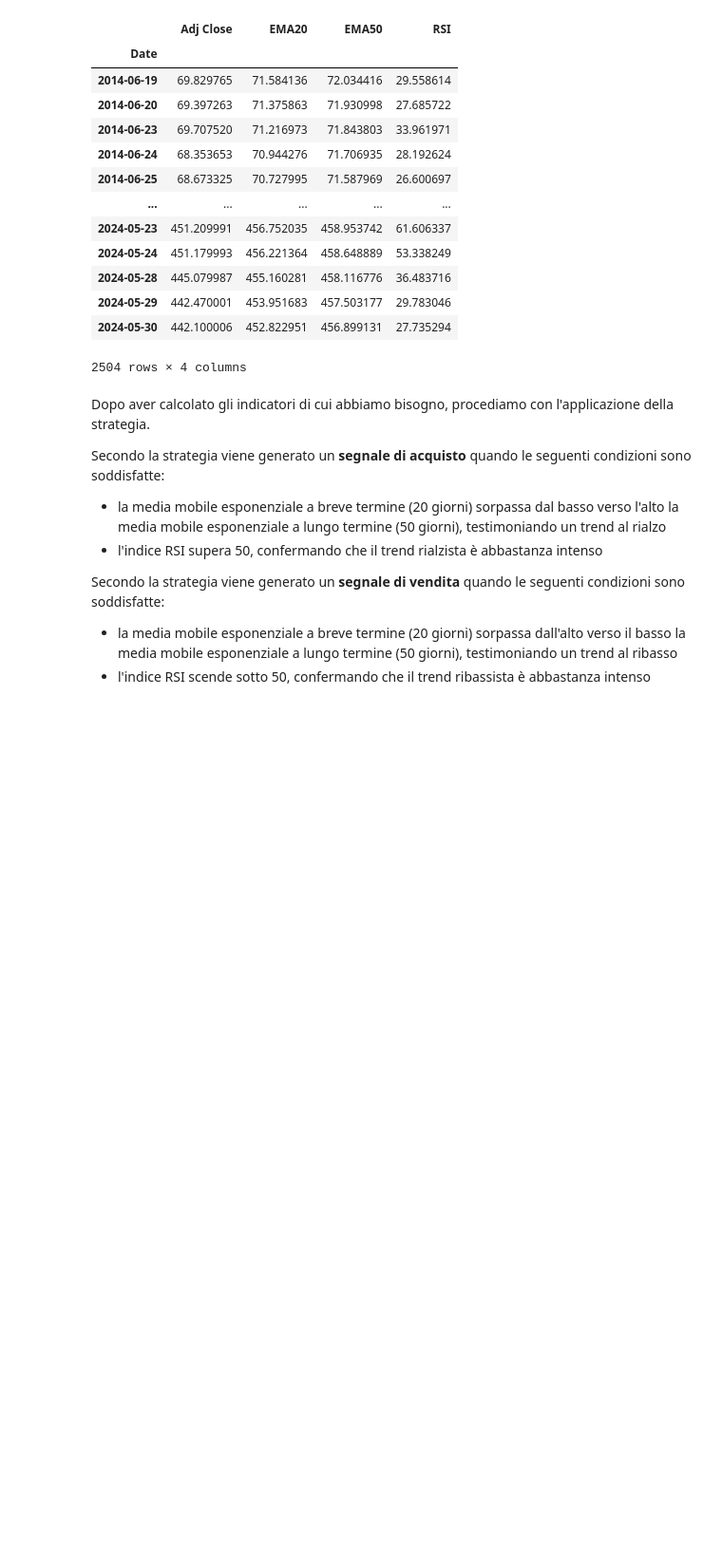
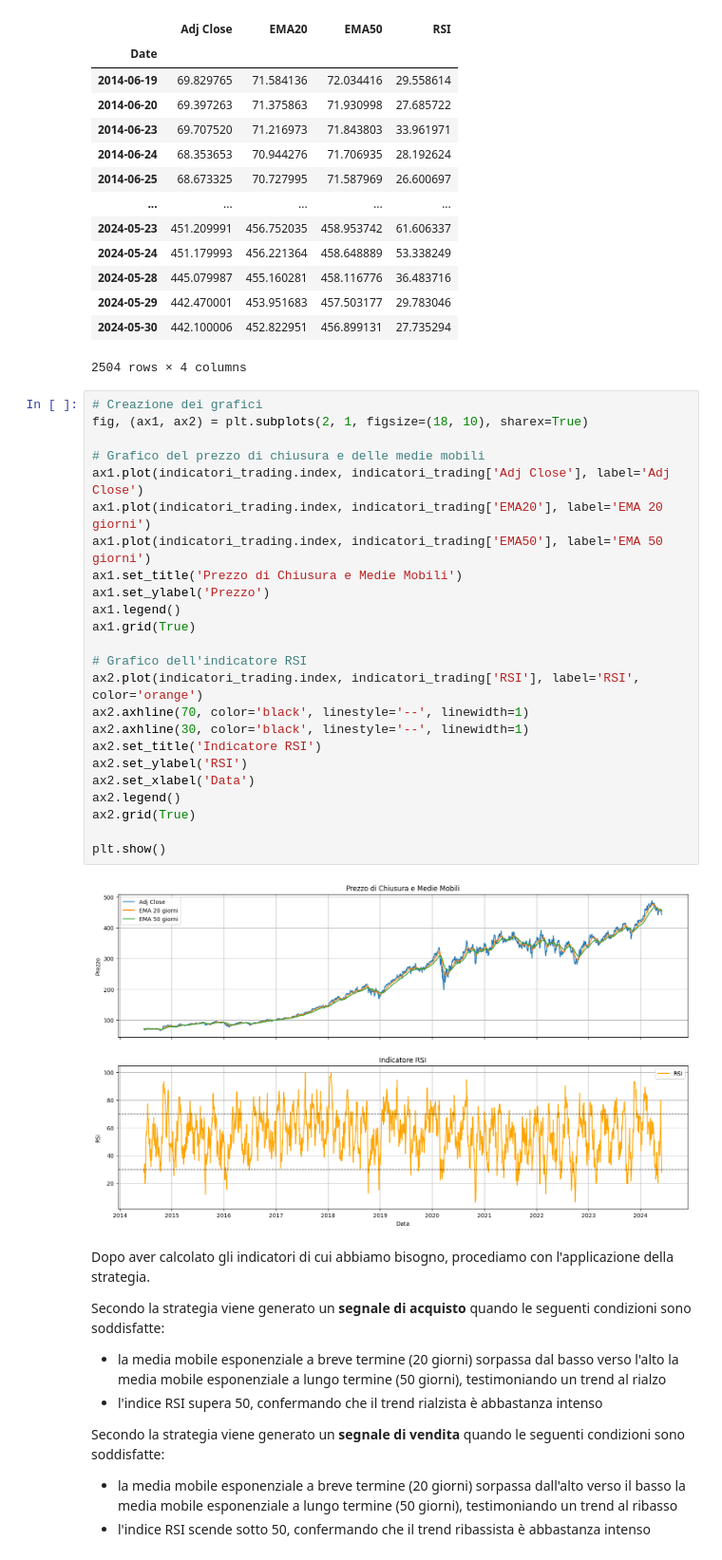
Before and after one commit to Pynci/business-intelligence, a Jupyter notebook: progetto/progetto.ipynb, the cells around one changed output. Shown at 95% size. Drawn from its saved outputs; the diff is of its cells as text; blank space fills up the shorter version.

```diff
--- a/progetto/progetto.ipynb
+++ b/progetto/progetto.ipynb
@@ -502,6 +503,32 @@ indicatori_trading
 | 2024-05-29 | 442.470001 | 453.951683 | 457.503177 | 29.783046 |
 | 2024-05-30 | 442.100006 | 452.822951 | 456.899131 | 27.735294 |
 2504 rows × 4 columns
+# %%
+# Creazione dei grafici
+fig, (ax1, ax2) = plt.subplots(2, 1, figsize=(18, 10), sharex=True)
+
+# Grafico del prezzo di chiusura e delle medie mobili
+ax1.plot(indicatori_trading.index, indicatori_trading['Adj Close'], label='Adj Close')
+ax1.plot(indicatori_trading.index, indicatori_trading['EMA20'], label='EMA 20 giorni')
+ax1.plot(indicatori_trading.index, indicatori_trading['EMA50'], label='EMA 50 giorni')
+ax1.set_title('Prezzo di Chiusura e Medie Mobili')
+ax1.set_ylabel('Prezzo')
+ax1.legend()
+ax1.grid(True)
+
+# Grafico dell'indicatore RSI
+ax2.plot(indicatori_trading.index, indicatori_trading['RSI'], label='RSI', color='orange')
+ax2.axhline(70, color='black', linestyle='--', linewidth=1)
+ax2.axhline(30, color='black', linestyle='--', linewidth=1)
+ax2.set_title('Indicatore RSI')
+ax2.set_ylabel('RSI')
+ax2.set_xlabel('Data')
+ax2.legend()
+ax2.grid(True)
+
+plt.show()
+# %% [output]
+[figure, added]
 # %% [markdown]
 Dopo aver calcolato gli indicatori di cui abbiamo bisogno, procediamo con l'applicazione della strategia.
 
```
Also changed, not shown: parts of 2 cells of this notebook, 1 other file.
